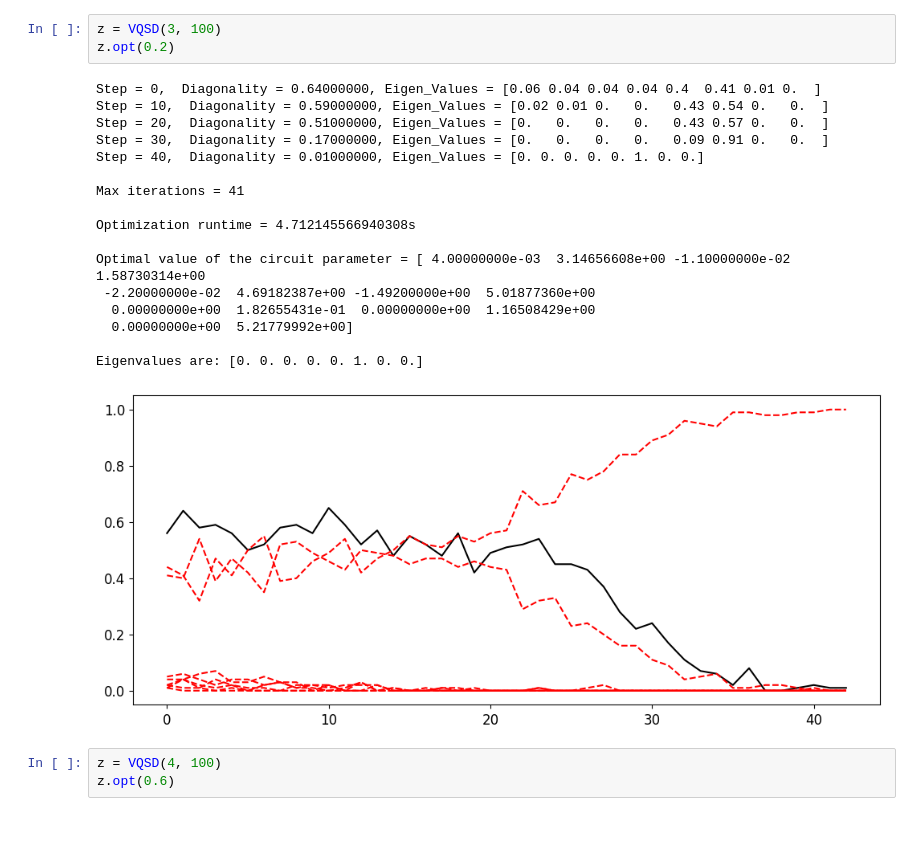
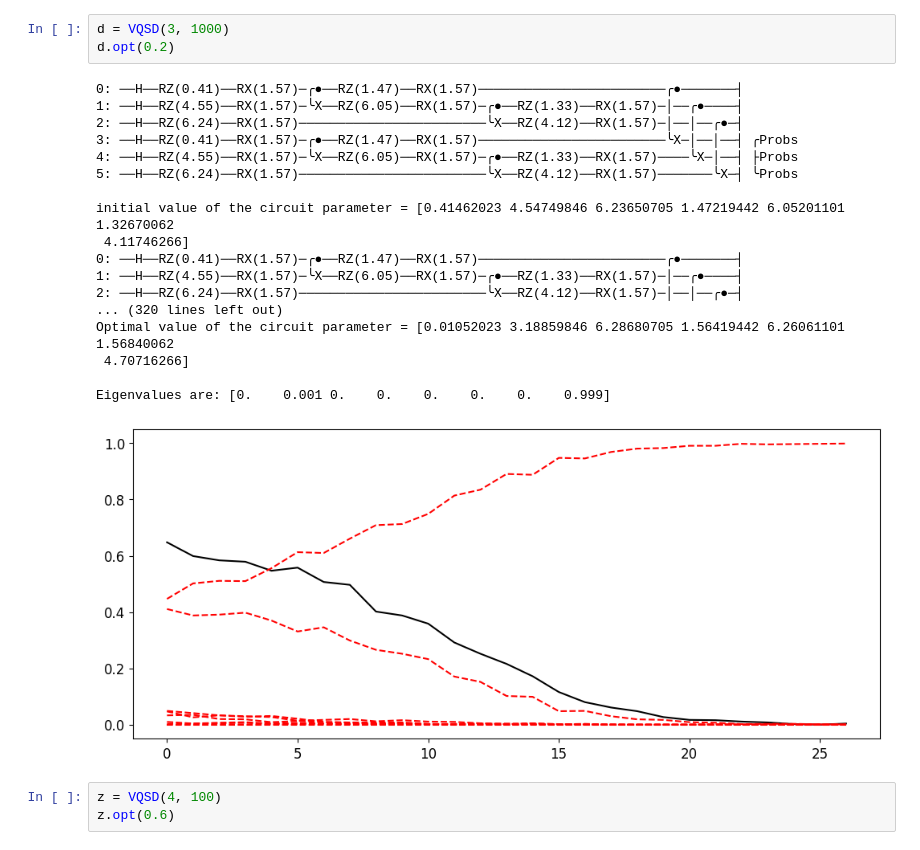
Before and after one commit to JoanArrow/VQA-Benchmarking-Project, a Jupyter notebook: VQSD/VQSD_inhouseansatz.ipynb, the cells around one changed output. Drawn from its saved outputs; the diff is of its cells as text.

```diff
--- a/VQSD/VQSD_inhouseansatz.ipynb
+++ b/VQSD/VQSD_inhouseansatz.ipynb
@@ -260,24 +370,25 @@ class VQSD(VQA):
 # %%
-z = VQSD(3, 100)
-z.opt(0.2)
+d = VQSD(3, 1000)
+d.opt(0.2)
 # %% [output]
-Step = 0,  Diagonality = 0.64000000, Eigen_Values = [0.06 0.04 0.04 0.04 0.4  0.41 0.01 0.  ]
-Step = 10,  Diagonality = 0.59000000, Eigen_Values = [0.02 0.01 0.   0.   0.43 0.54 0.   0.  ]
-Step = 20,  Diagonality = 0.51000000, Eigen_Values = [0.   0.   0.   0.   0.43 0.57 0.   0.  ]
-Step = 30,  Diagonality = 0.17000000, Eigen_Values = [0.   0.   0.   0.   0.09 0.91 0.   0.  ]
-Step = 40,  Diagonality = 0.01000000, Eigen_Values = [0. 0. 0. 0. 0. 1. 0. 0.]
+0: ──H──RZ(0.41)──RX(1.57)─╭●──RZ(1.47)──RX(1.57)────────────────────────╭●───────┤
+1: ──H──RZ(4.55)──RX(1.57)─╰X──RZ(6.05)──RX(1.57)─╭●──RZ(1.33)──RX(1.57)─│──╭●────┤
+2: ──H──RZ(6.24)──RX(1.57)────────────────────────╰X──RZ(4.12)──RX(1.57)─│──│──╭●─┤
+3: ──H──RZ(0.41)──RX(1.57)─╭●──RZ(1.47)──RX(1.57)────────────────────────╰X─│──│──┤ ╭Probs
+4: ──H──RZ(4.55)──RX(1.57)─╰X──RZ(6.05)──RX(1.57)─╭●──RZ(1.33)──RX(1.57)────╰X─│──┤ ├Probs
+5: ──H──RZ(6.24)──RX(1.57)────────────────────────╰X──RZ(4.12)──RX(1.57)───────╰X─┤ ╰Probs
 
-Max iterations = 41
+initial value of the circuit parameter = [0.41462023 4.54749846 6.23650705 1.47219442 6.05201101 1.32670062
+ 4.11746266]
+0: ──H──RZ(0.41)──RX(1.57)─╭●──RZ(1.47)──RX(1.57)────────────────────────╭●───────┤
+1: ──H──RZ(4.55)──RX(1.57)─╰X──RZ(6.05)──RX(1.57)─╭●──RZ(1.33)──RX(1.57)─│──╭●────┤
+2: ──H──RZ(6.24)──RX(1.57)────────────────────────╰X──RZ(4.12)──RX(1.57)─│──│──╭●─┤
+... (320 lines left out)
+Optimal value of the circuit parameter = [0.01052023 3.18859846 6.28680705 1.56419442 6.26061101 1.56840062
+ 4.70716266]
 
-Optimization runtime = 4.712145566940308s
-
-Optimal value of the circuit parameter = [ 4.00000000e-03  3.14656608e+00 -1.10000000e-02  1.58730314e+00
- -2.20000000e-02  4.69182387e+00 -1.49200000e+00  5.01877360e+00
-  0.00000000e+00  1.82655431e-01  0.00000000e+00  1.16508429e+00
-  0.00000000e+00  5.21779992e+00]
-
-Eigenvalues are: [0. 0. 0. 0. 0. 1. 0. 0.]
+Eigenvalues are: [0.    0.001 0.    0.    0.    0.    0.    0.999]
-[figure, old version]
+[figure, new version]
 # %%
 z = VQSD(4, 100)
 z.opt(0.6)
```
Also changed, not shown: parts of 14 cells of this notebook, 2 other files.
